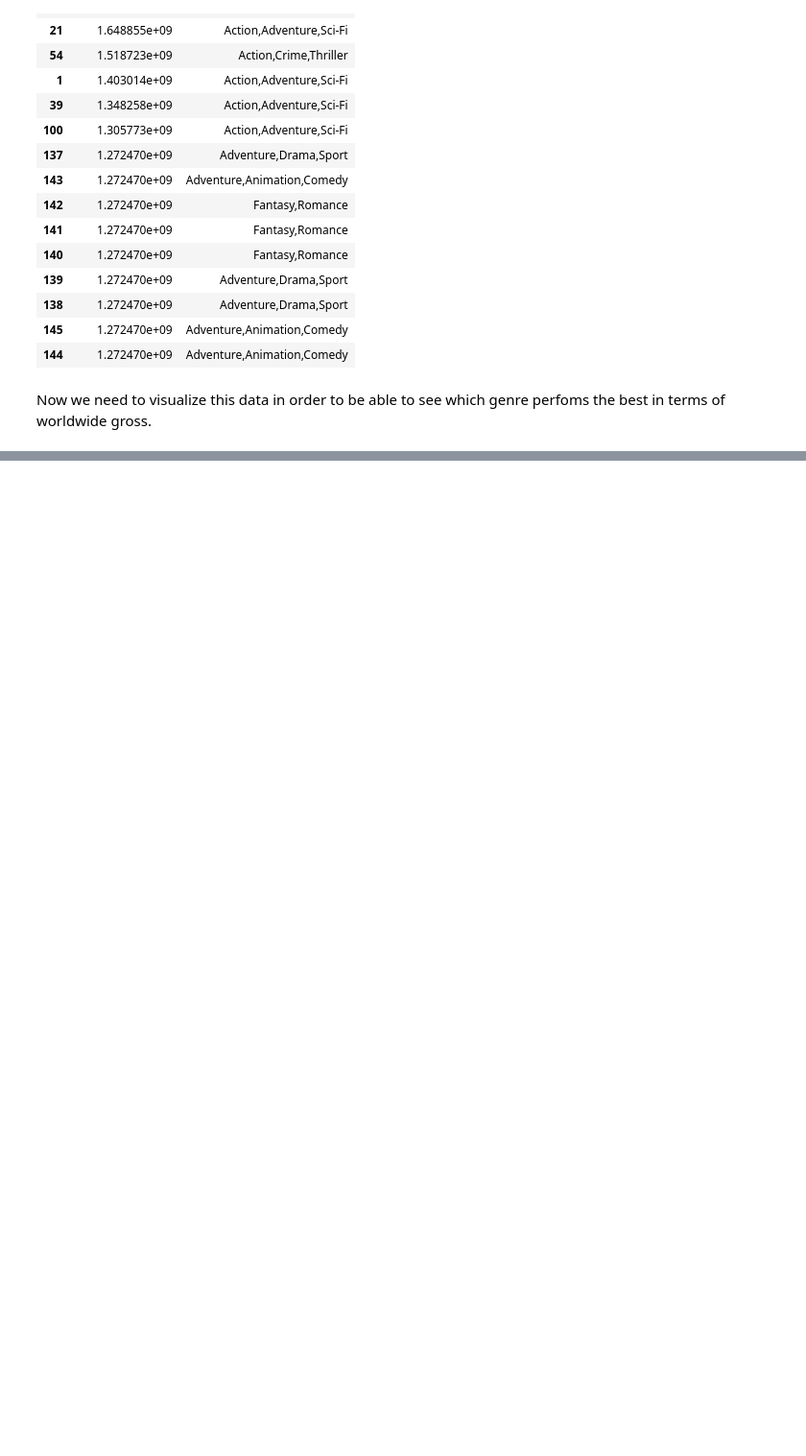
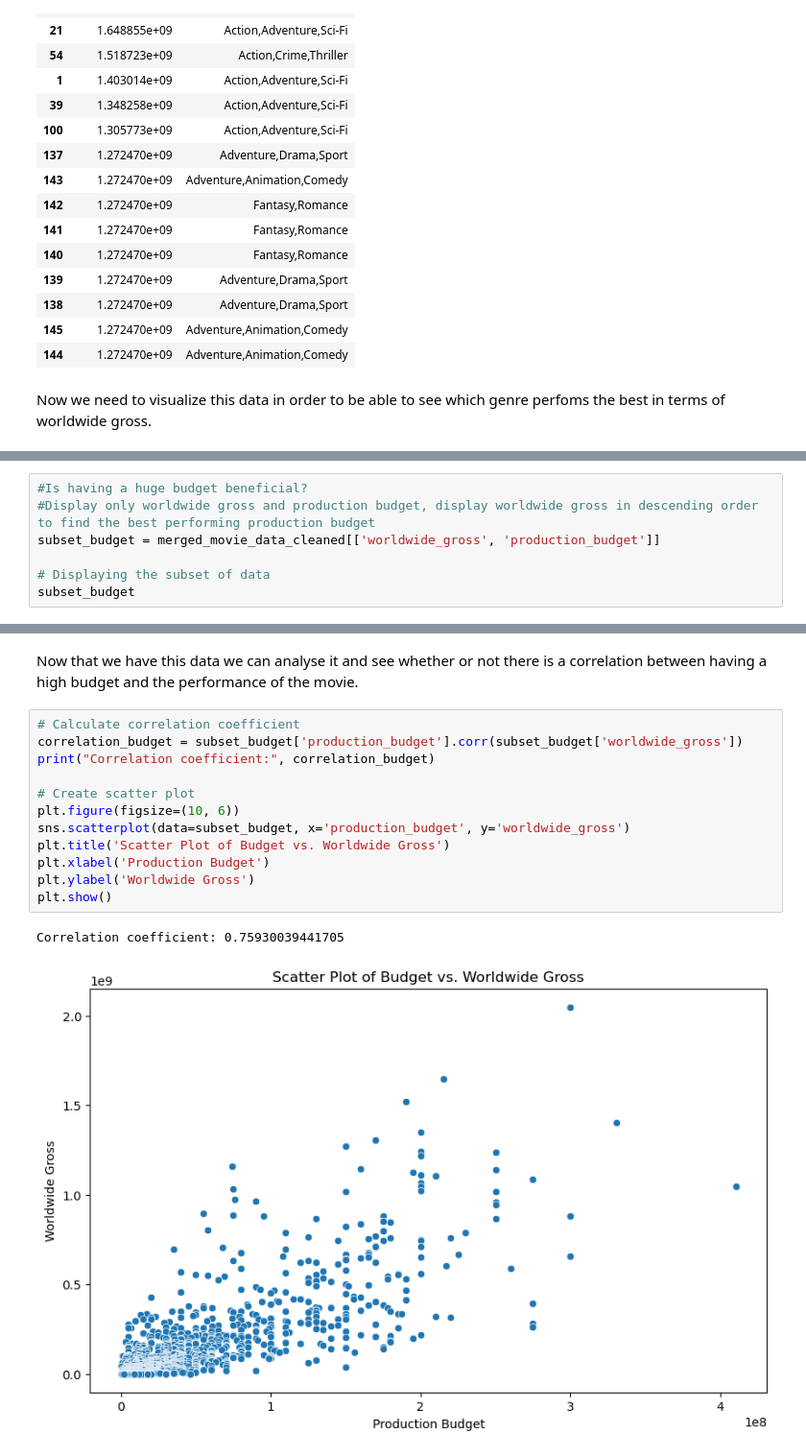
Before and after one commit to William-Itotia/dsc-phase-1-project-Microsoft-Analysis, a Jupyter notebook: student.ipynb, the cells around one changed output, grey strips where cells are left out. Shown: that part at 96% size. Drawn from its saved outputs; the diff is of its cells as text; blank space fills up the shorter version.

```diff
--- a/student.ipynb
+++ b/student.ipynb
@@ -513,0 +554,7 @@ plt.show()
+# %%
+#Is having a huge budget beneficial?
+#Display only worldwide gross and production budget, display worldwide gross in descending order to find the best performing production budget
+subset_budget = merged_movie_data_cleaned[['worldwide_gross', 'production_budget']]
+
+# Displaying the subset of data
+subset_budget
@@ -513,0 +575,18 @@ plt.show()
+# %% [markdown]
+Now that we have this data we can analyse it and see whether or not there is a correlation between having
+a high budget and the performance of the movie.
+# %%
+# Calculate correlation coefficient
+correlation_budget = subset_budget['production_budget'].corr(subset_budget['worldwide_gross'])
+print("Correlation coefficient:", correlation_budget)
+
+# Create scatter plot
+plt.figure(figsize=(10, 6))
+sns.scatterplot(data=subset_budget, x='production_budget', y='worldwide_gross')
+plt.title('Scatter Plot of Budget vs. Worldwide Gross')
+plt.xlabel('Production Budget')
+plt.ylabel('Worldwide Gross')
+plt.show()
+# %% [output]
+Correlation coefficient: 0.75930039441705
+[figure, added]
```
Also changed, not shown: parts of 9 cells of this notebook.
